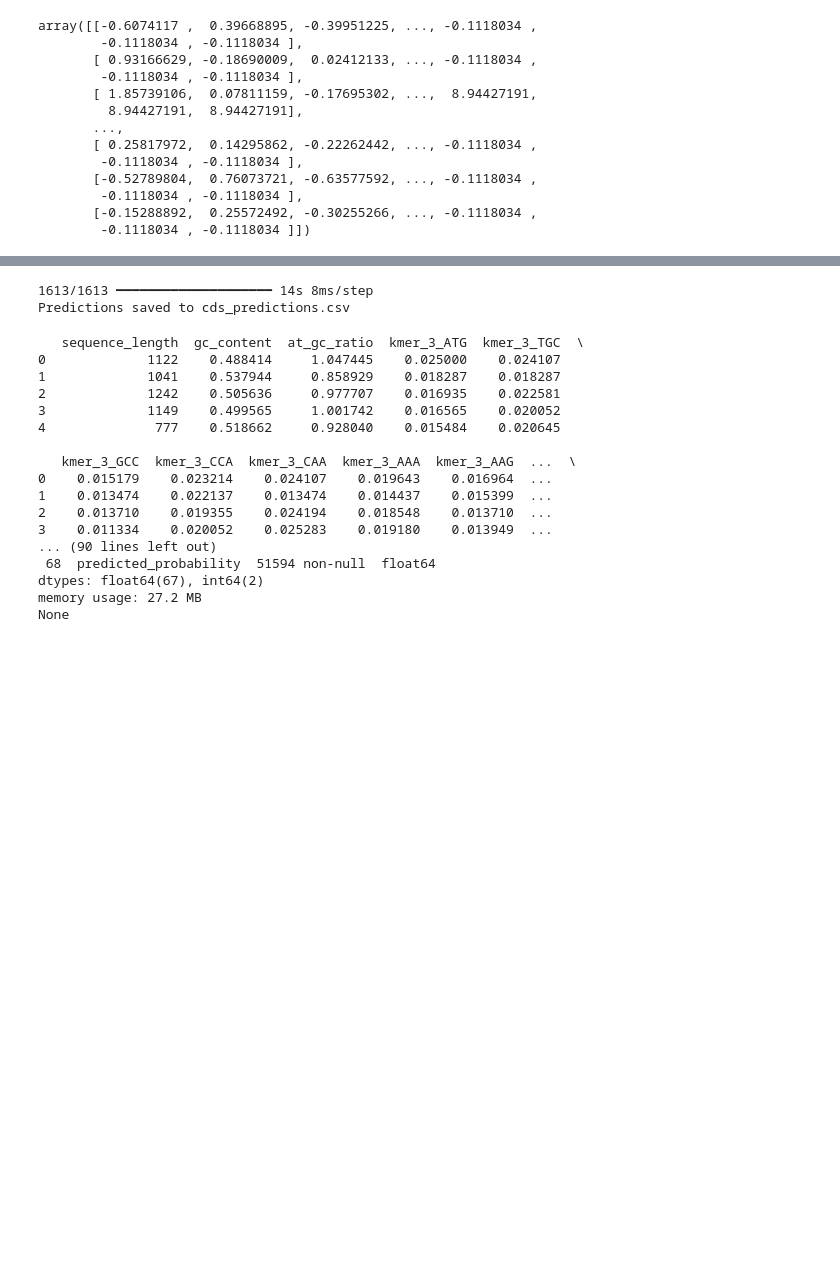
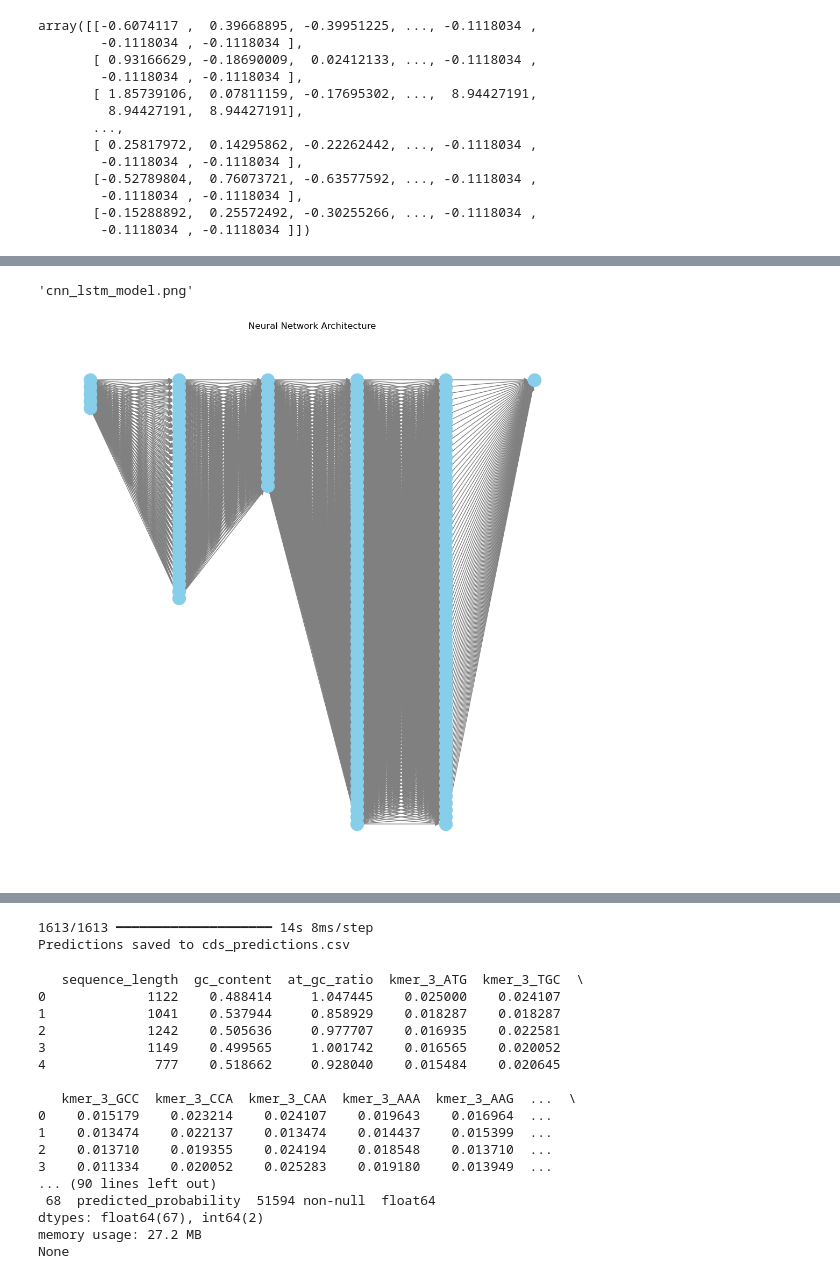
Before and after one commit to shreepatel0527/277B_Final_Project, a Jupyter notebook: most_updated_model.ipynb, the cells around one changed output, grey strips where cells are left out. Cells and saved outputs as stored; diff of their text form; code cells hidden in the pictures; blank space fills up the shorter version.

```diff
--- a/most_updated_model.ipynb
+++ b/most_updated_model.ipynb
@@ -323,3 +327,82 @@ Epoch 14/50
+# %%
+from graphviz import Digraph
+
+# Create a Graphviz Digraph
+dot = Digraph()
+
+# Add nodes for each layer
+dot.node('Input', 'Input Layer\n(Reshape to (seq_len, 1))')
+dot.node('Conv1D', 'Conv1D Layer\n(filters=32, kernel_size=3)')
+dot.node('MaxPool', 'MaxPooling1D\n(pool_size=2)')
+dot.node('Dropout1', 'Dropout Layer\n(rate=0.3)')
+dot.node('LSTM', 'LSTM Layer\n(units=64)')
+dot.node('Dense1', 'Dense Layer\n(units=64, activation=relu)')
+dot.node('Dropout2', 'Dropout Layer\n(rate=0.3)')
+dot.node('Output', 'Output Layer\n(units=1, activation=sigmoid)')
+
+# Connect nodes to represent flow
+dot.edges([
+    ('Input', 'Conv1D'),
+    ('Conv1D', 'MaxPool'),
+    ('MaxPool', 'Dropout1'),
+    ('Dropout1', 'LSTM'),
+    ('LSTM', 'Dense1'),
+    ('Dense1', 'Dropout2'),
+    ('Dropout2', 'Output')
+])
+
+# Render the diagram
+dot.render('cnn_lstm_model', format='png', cleanup=True)
+# %% [output]
+'cnn_lstm_model.png'
+# %%
+
+import matplotlib.pyplot as plt
+import networkx as nx
+
+def visualize_neural_network():
+    # Initialize a directed graph
+    G = nx.DiGraph()
+
+    # Define layers and neurons
+    layers = {
+        "Input": 5,  # Example input size
+        "Conv1D": 32,
+        "MaxPool": 16,
+        "LSTM": 64,
+        "Dense1": 64,
+        "Output": 1
+    }
+
+    # Add nodes for each layer
+    prev_layer = None
+    for layer, neurons in layers.items():
+        for i in range(neurons):
+            node = f"{layer}_{i}"
+            G.add_node(node, layer=layer)
+            if prev_layer:
+                for prev_node in prev_layer:
+                    G.add_edge(prev_node, node)
+        prev_layer = [f"{layer}_{i}" for i in range(neurons)]
+
+    # Define node positions
+    pos = {}
+    x_offset = 0
+    for layer, neurons in layers.items():
+        for i in range(neurons):
+            pos[f"{layer}_{i}"] = (x_offset, -i)
+        x_offset += 1
+
+    # Draw the network
+    plt.figure(figsize=(10, 10))
+    nx.draw(G, pos, with_labels=False, node_size=300, node_color="skyblue", edge_color="gray")
+    plt.title("Neural Network Architecture")
+    plt.show()
+
+# Call the function
+visualize_neural_network()
+# %% [output]
+[figure, added]
 # %%
 import matplotlib.pyplot as plt
 
```
Also changed, not shown: parts of 10 cells of this notebook, 5 other files.
